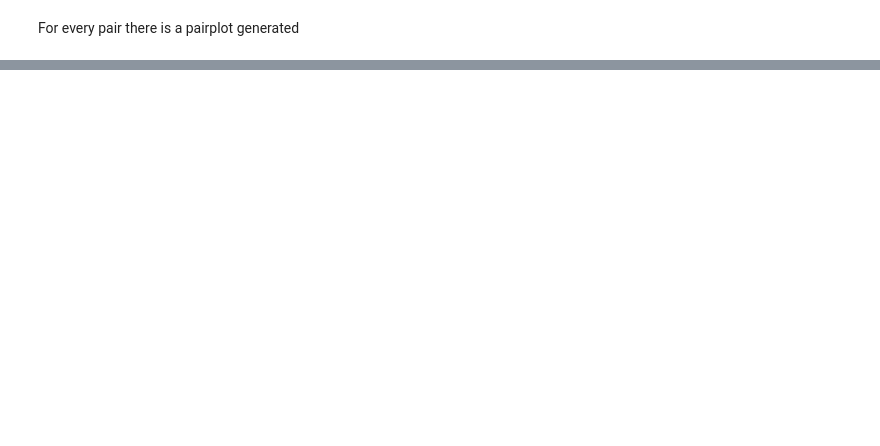
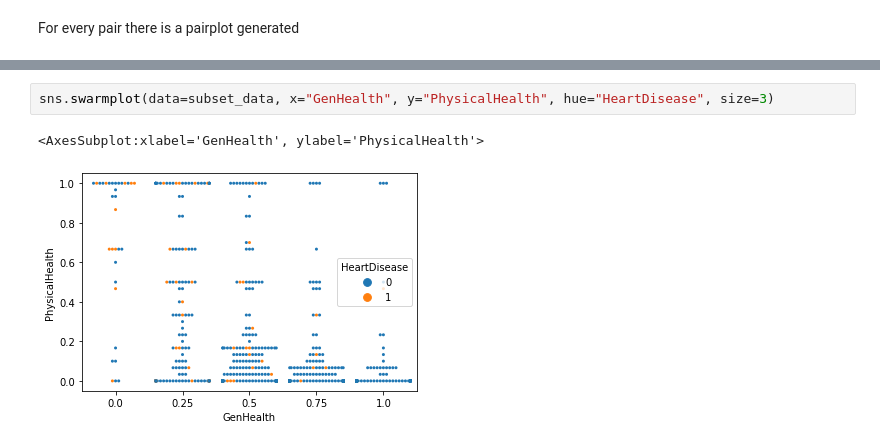
Before and after one commit to BenediktLueth/heartheroes, a Jupyter notebook: data_preprocessing.ipynb, the cells around one changed output, grey strips where cells are left out. Drawn from its saved outputs; the diff is of its cells as text; blank space fills up the shorter version.

```diff
--- a/data_preprocessing.ipynb
+++ b/data_preprocessing.ipynb
@@ -571,0 +581,5 @@ sns.pairplot(subset_data, hue="HeartDisease", hue_order=hue_order, corner=True,
+# %%
+sns.swarmplot(data=subset_data, x="GenHealth", y="PhysicalHealth", hue="HeartDisease", size=3)
+# %% [output]
+<AxesSubplot:xlabel='GenHealth', ylabel='PhysicalHealth'>
+[figure, added]
```
Also changed, not shown: parts of 13 cells of this notebook.
